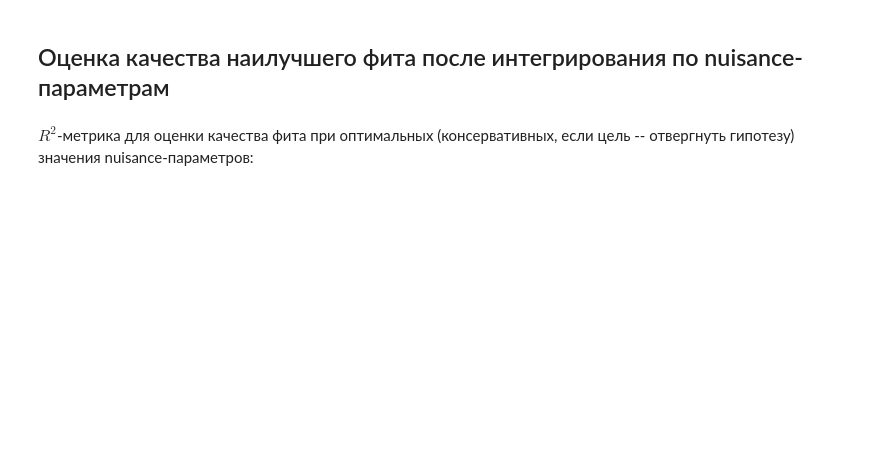
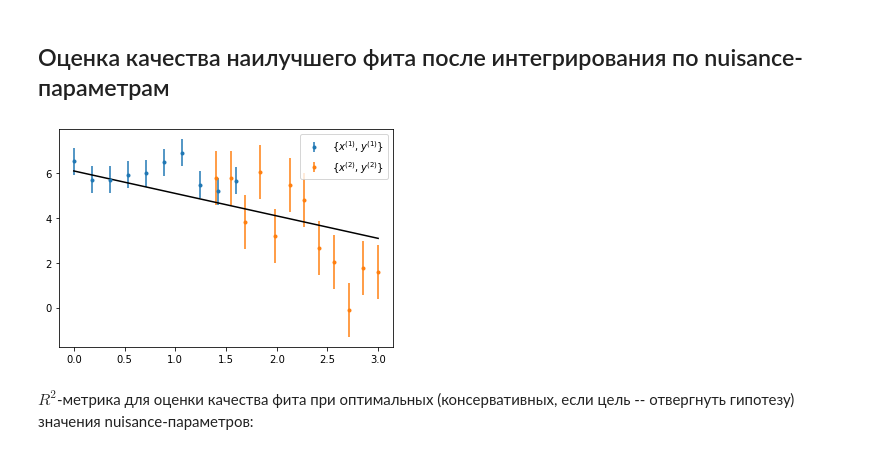
Before and after one commit to nj-vs-vh/kill-basic-hadronic-model, a Jupyter notebook: method-demo.ipynb, the cells around one changed output. Cells and saved outputs as stored; diff of their text form; code cells hidden in the pictures; blank space fills up the shorter version.

Commit message:
plot added

```diff
--- a/method-demo.ipynb
+++ b/method-demo.ipynb
@@ -134,6 +134,20 @@ delta_x_1_est = delta_x_1_sample.mean()
 delta_x_2_est = delta_x_2_sample.mean()
 # %% [markdown]
 ## Оценка качества наилучшего фита после интегрирования по nuisance-параметрам
+# %%
+fig, ax = plt.subplots()
+
+ax.errorbar(x_1, y_1, yerr=sigma_1, fmt='.', label="${ \{ x^{(1)}, y^{(1)} \} }$")
+ax.errorbar(x_2, y_2, yerr=sigma_2, fmt='.', label="${ \{ x^{(2)}, y^{(2)} \} }$")
+
+est_x = np.linspace(x_1.min(), x_2.max(), 3)
+est_y = k_est - est_x
+ax.plot(est_x, est_y, 'k-')
+
+ax.legend()
+plt.show()
+# %% [output]
+[figure, added]
 # %%
 from sklearn.metrics import r2_score
 # %%
```
Also changed, not shown: parts of 3 cells of this notebook.
